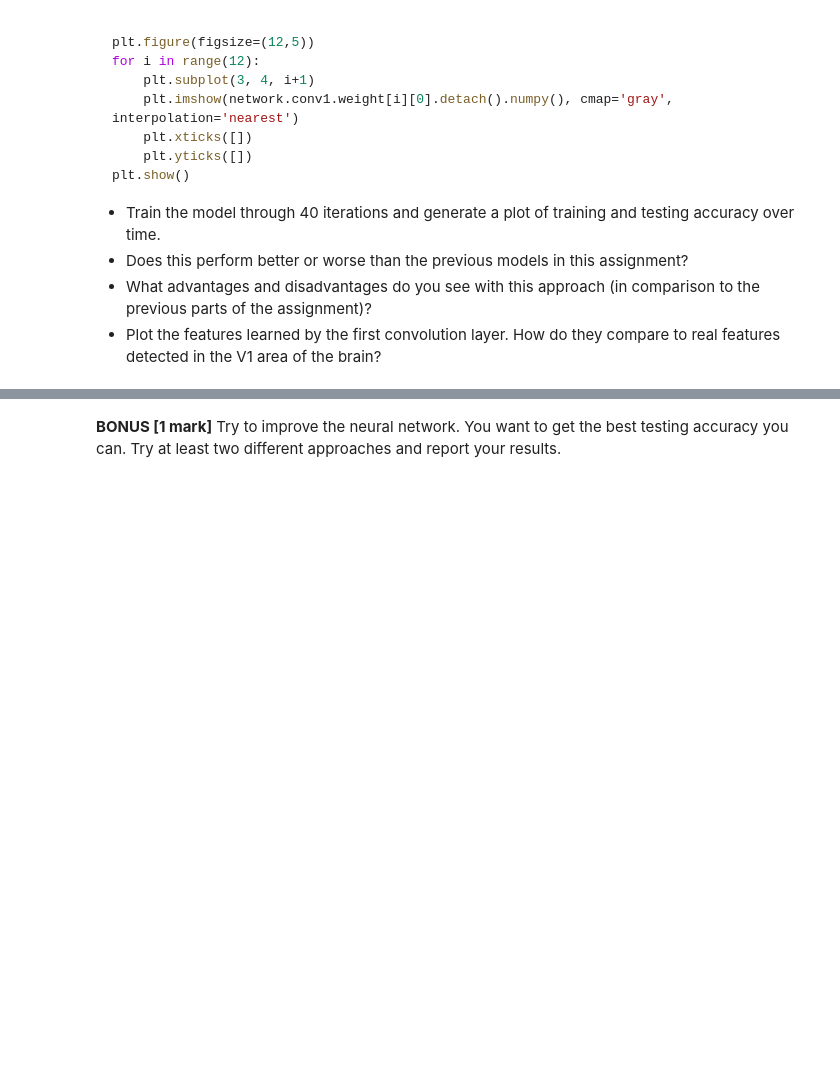
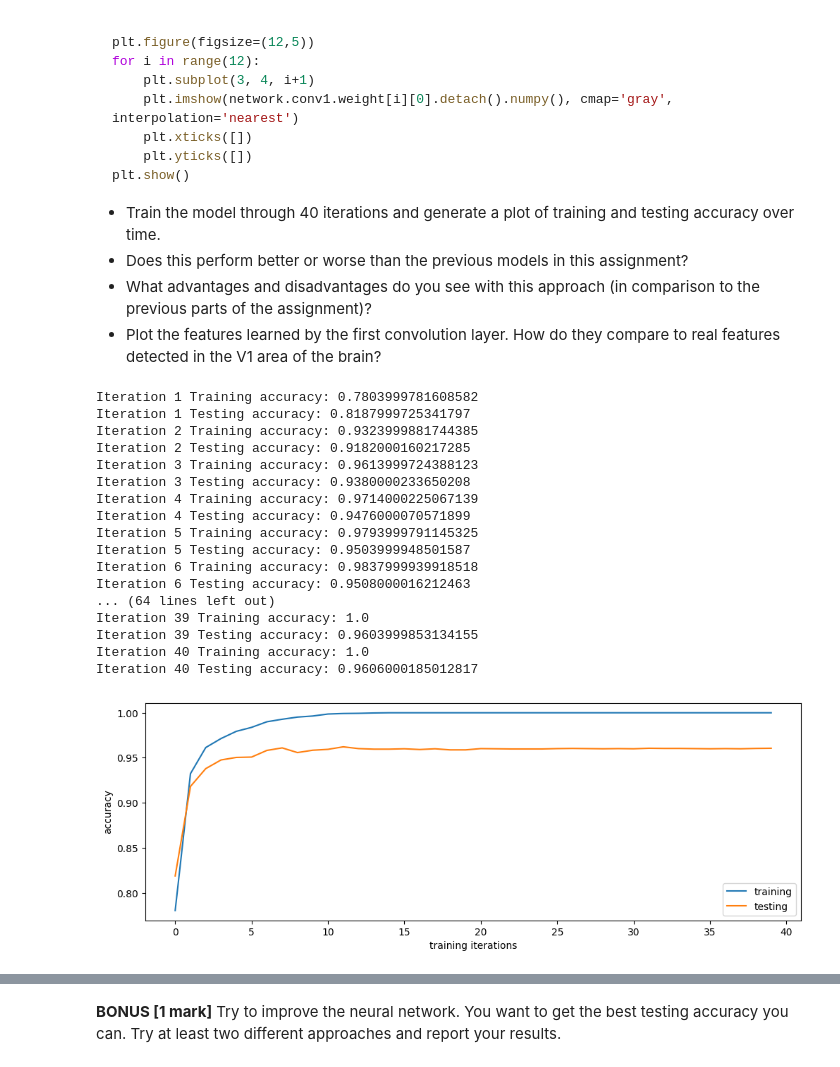
Before and after one commit to mr-nudo/neuronModels1, a Jupyter notebook: syde552_file_(2).ipynb, the cells around one changed output, grey strips where cells are left out. Saved outputs shown, nothing was run; the diff lists cells and outputs as text; code cells hidden in the pictures; blank space fills up the shorter version.

```diff
--- a/syde552_file_(2).ipynb
+++ b/syde552_file_(2).ipynb
@@ -571,9 +571,7 @@ final_accuracy_train = []
 final_accuracy_test = []
 for run in range(5):
   network = Net()
-  optimizer = optim.SGD(network.parameters(),
-                      lr=0.1,
-                      momentum=0.5)
+  optimizer = optim.SGD(network.parameters(),lr=0.1,momentum=0.5)
   accuracy_train = []
   accuracy_test = []
   for i in range(10):
@@ -623,9 +621,7 @@ for num_neurons in hidden_layer_neuron_set:
   final_accuracy_test = []
   for run in range(5):
     network = Net(num_neurons)
-    optimizer = optim.SGD(network.parameters(),
-                        lr=0.1,
-                        momentum=0.5)
+    optimizer = optim.SGD(network.parameters(),lr=0.1,momentum=0.5)
     accuracy_train = []
     accuracy_test = []
     for i in range(10):
@@ -696,3 +692,53 @@ plt.show()
 - Does this perform better or worse than the previous models in this assignment?
 - What advantages and disadvantages do you see with this approach (in comparison to the previous parts of the assignment)?
 - Plot the features learned by the first convolution layer.  How do they compare to real features detected in the V1 area of the brain?
+# %%
+class Net(nn.Module):
+    def __init__(self):
+        super(Net, self).__init__()
+        self.conv1 = nn.Conv2d(1, 12, kernel_size=5)  # set the size of the convolution to 5x5, and have 12 of them
+        self.conv2 = nn.Conv2d(12, 20, kernel_size=5)
+        self.fc1 = nn.Linear(320, 50)
+        self.fc2 = nn.Linear(50, 10)
+
+    def forward(self, x):
+        x = F.relu(F.max_pool2d(self.conv1(x), 2))  # make sure to do max pooling after the convolution layers
+        x = F.relu(F.max_pool2d(self.conv2(x), 2))
+        x = x.view(-1, 320)
+        x = F.relu(self.fc1(x))
+        x = self.fc2(x)
+        return F.log_softmax(x)
+
+network = Net()
+optimizer = optim.SGD(network.parameters(),lr=0.1,momentum=0.5)
+accuracy_train = []
+accuracy_test = []
+for i in range(40):
+  continue_training()
+
+plt.figure(figsize=(12,4))
+plt.plot(accuracy_train, label='training')
+plt.plot(accuracy_test, label='testing')
+plt.legend()
+plt.xlabel('training iterations')
+plt.ylabel('accuracy')
+plt.show()
+# %% [output]
+Iteration 1 Training accuracy: 0.7803999781608582
+Iteration 1 Testing accuracy: 0.8187999725341797
+Iteration 2 Training accuracy: 0.9323999881744385
+Iteration 2 Testing accuracy: 0.9182000160217285
+Iteration 3 Training accuracy: 0.9613999724388123
+Iteration 3 Testing accuracy: 0.9380000233650208
+Iteration 4 Training accuracy: 0.9714000225067139
+Iteration 4 Testing accuracy: 0.9476000070571899
+Iteration 5 Training accuracy: 0.9793999791145325
+Iteration 5 Testing accuracy: 0.9503999948501587
+Iteration 6 Training accuracy: 0.9837999939918518
+Iteration 6 Testing accuracy: 0.9508000016212463
+... (64 lines left out)
+Iteration 39 Training accuracy: 1.0
+Iteration 39 Testing accuracy: 0.9603999853134155
+Iteration 40 Training accuracy: 1.0
+Iteration 40 Testing accuracy: 0.9606000185012817
+[figure, added]
```
Also changed, not shown: parts of 1 cell of this notebook.
